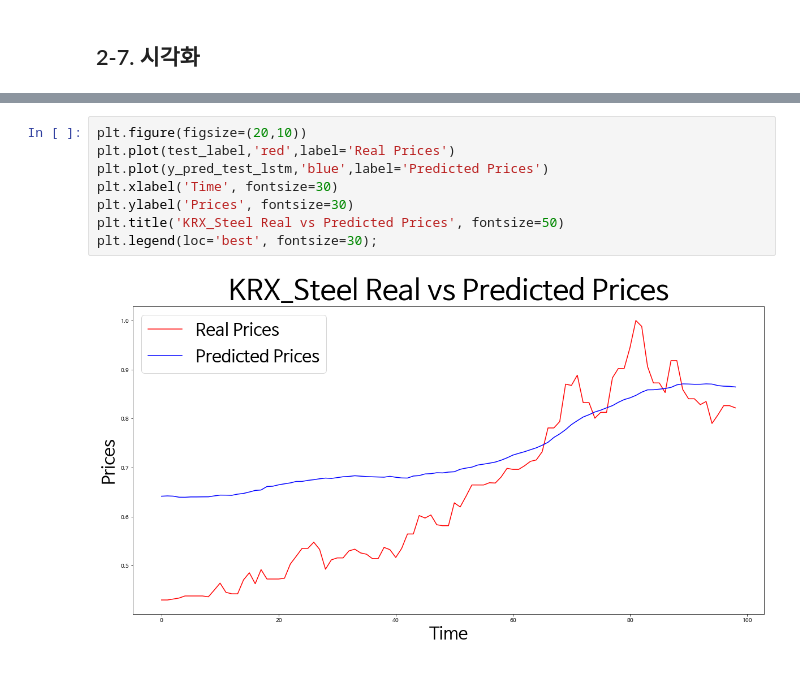
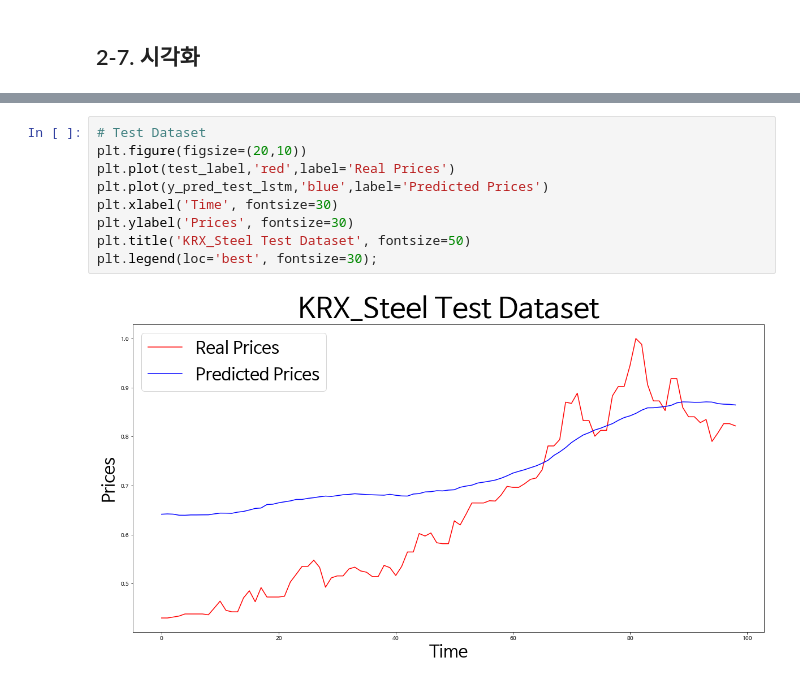
Before and after one commit to evolution64/Project, a Jupyter notebook: section4_project.ipynb, the cells around one changed output, grey strips where cells are left out. Cells and saved outputs as stored; diff of their text form.

```diff
--- a/section4_project.ipynb
+++ b/section4_project.ipynb
@@ -582,10 +604,11 @@ LSTM의 test 데이터 R² :  0.4409700852649737
 # %%
+# Test Dataset
 plt.figure(figsize=(20,10))
 plt.plot(test_label,'red',label='Real Prices')
 plt.plot(y_pred_test_lstm,'blue',label='Predicted Prices')
 plt.xlabel('Time', fontsize=30)
 plt.ylabel('Prices', fontsize=30)
-plt.title('KRX_Steel Real vs Predicted Prices', fontsize=50)
+plt.title('KRX_Steel Test Dataset', fontsize=50)
 plt.legend(loc='best', fontsize=30);
 # %% [output]
-[figure, old version]
+[figure, new version]
```
Also changed, not shown: parts of 2 cells of this notebook.
